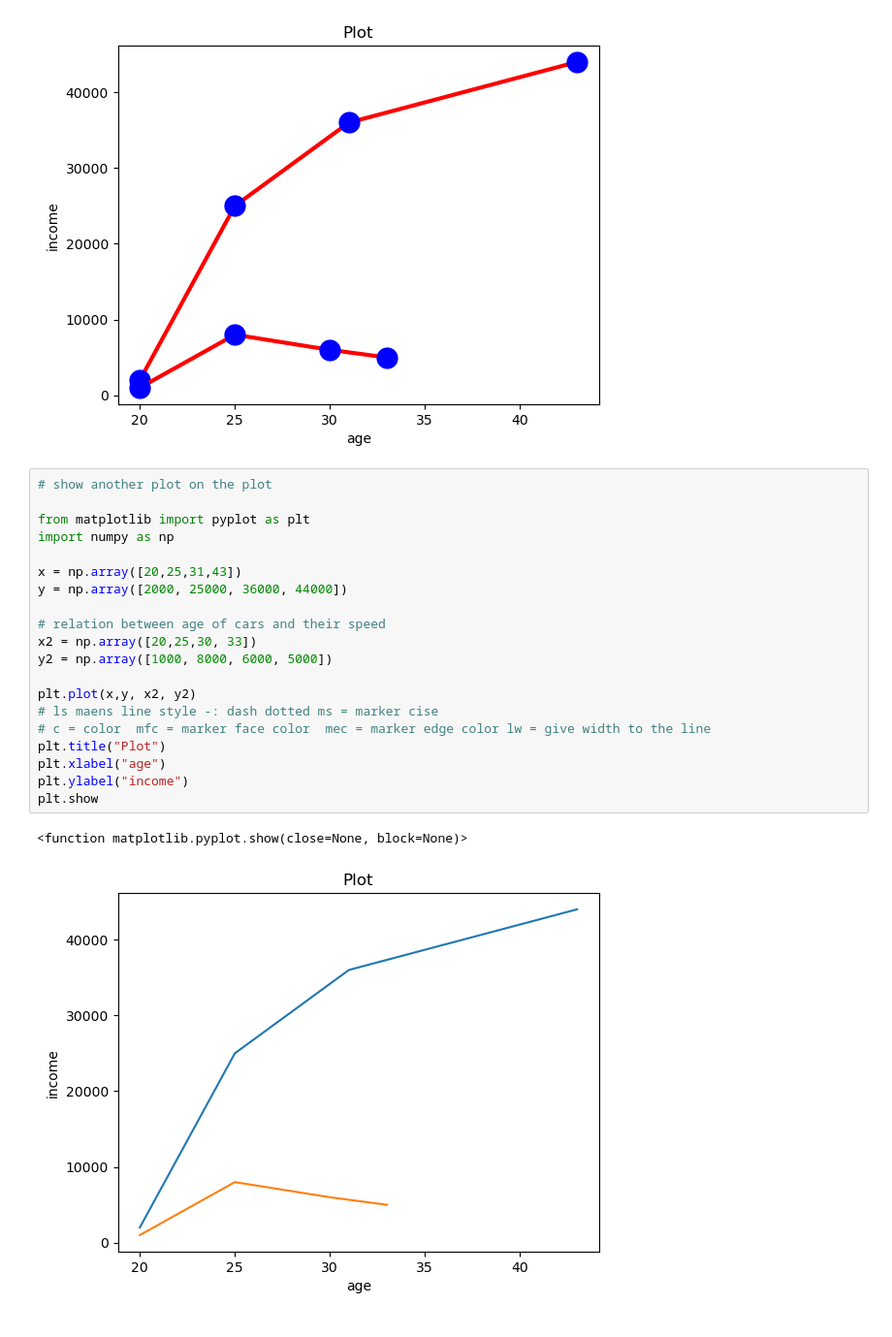
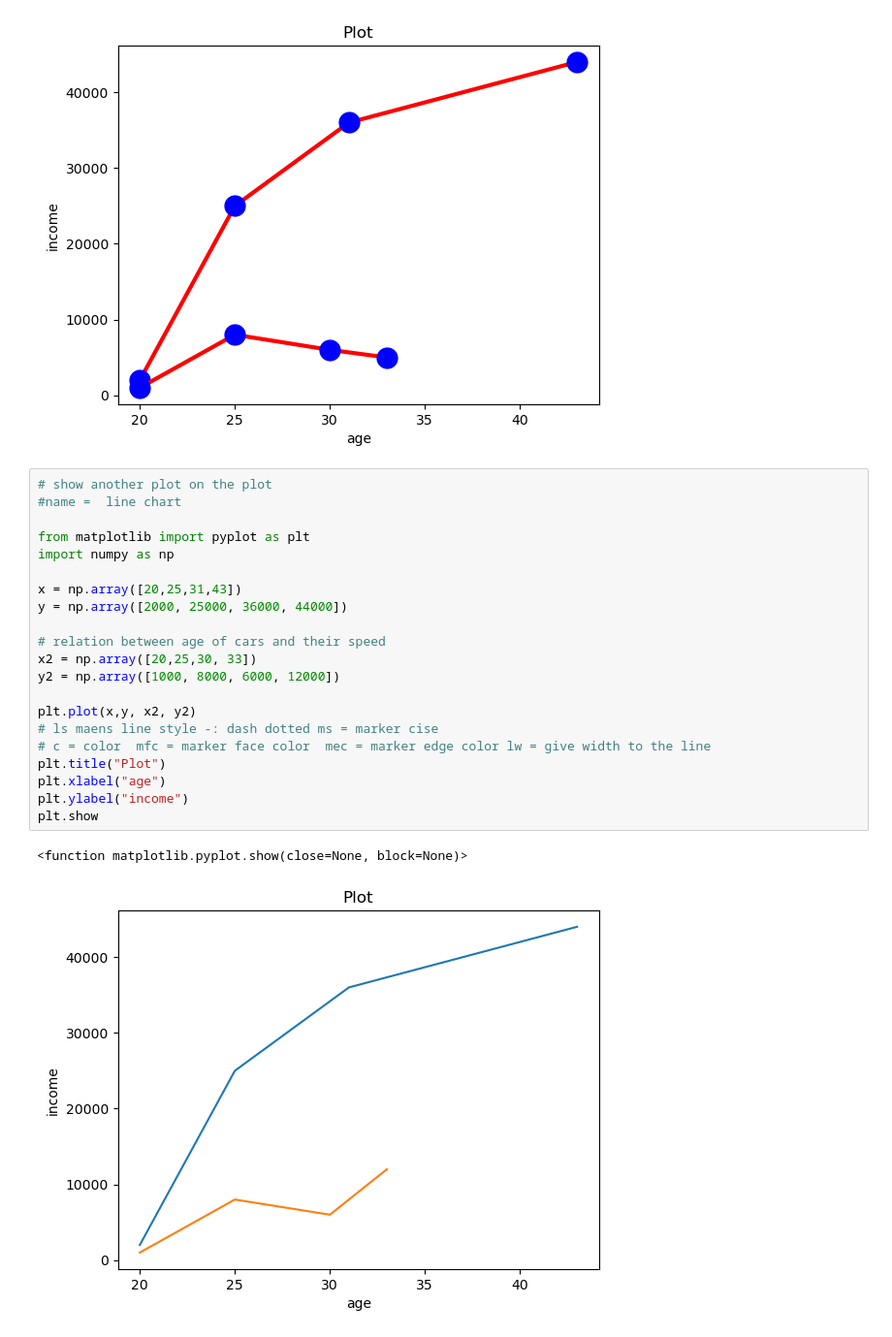
Before and after one commit to alirezaghorbani1983/Data_Science_Complete, a Jupyter notebook: statistical_analysis.ipynb, the cells around one changed output. Shown at 97% size. Saved outputs shown, nothing was run; the diff lists cells and outputs as text.

```diff
--- a/statistical_analysis.ipynb
+++ b/statistical_analysis.ipynb
@@ -460,24 +460,25 @@ plt.show
 [figure]
 # %%
 # show another plot on the plot
+#name =  line chart
 
 from matplotlib import pyplot as plt
 import numpy as np
 
 x = np.array([20,25,31,43])
 y = np.array([2000, 25000, 36000, 44000])
 
 # relation between age of cars and their speed
 x2 = np.array([20,25,30, 33])
-y2 = np.array([1000, 8000, 6000, 5000])
+y2 = np.array([1000, 8000, 6000, 12000])
 
 plt.plot(x,y, x2, y2)
 # ls maens line style -: dash dotted ms = marker cise
 # c = color  mfc = marker face color  mec = marker edge color lw = give width to the line
 plt.title("Plot")
 plt.xlabel("age")
 plt.ylabel("income")
 plt.show
 # %% [output]
 <function matplotlib.pyplot.show(close=None, block=None)>
-[figure, old version]
+[figure, new version]
```
Also changed, not shown: parts of 9 cells of this notebook.
